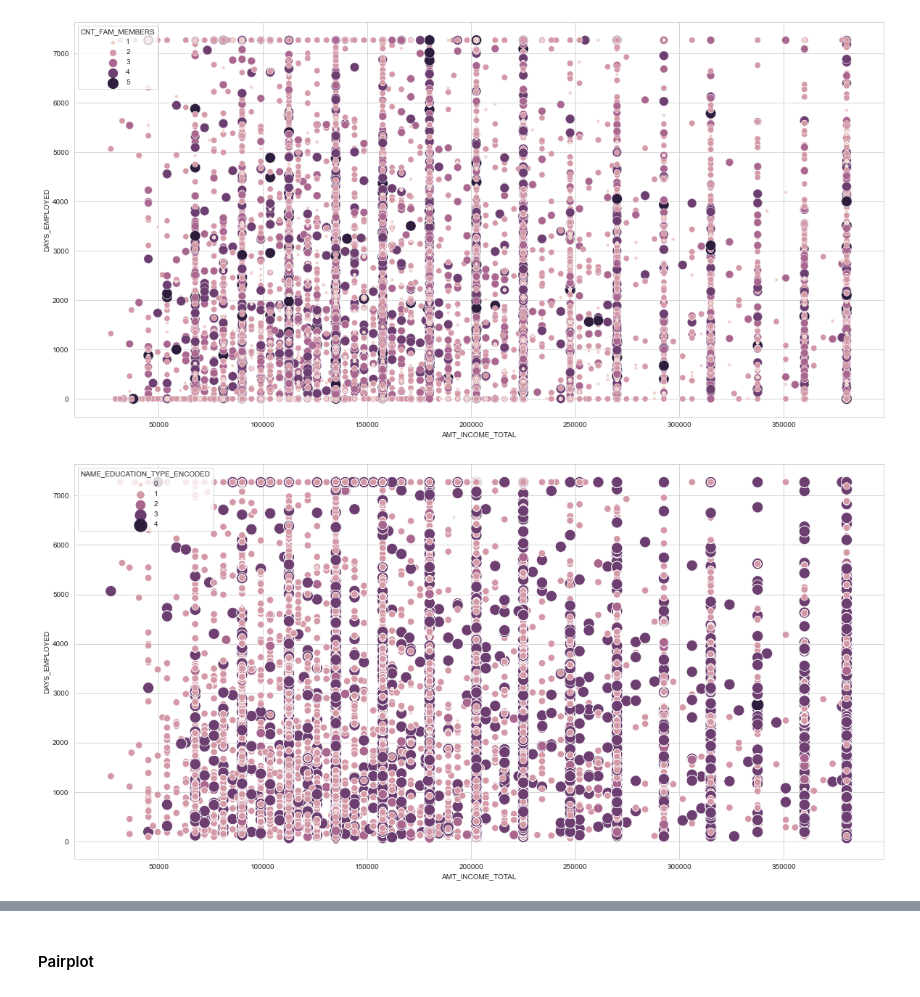
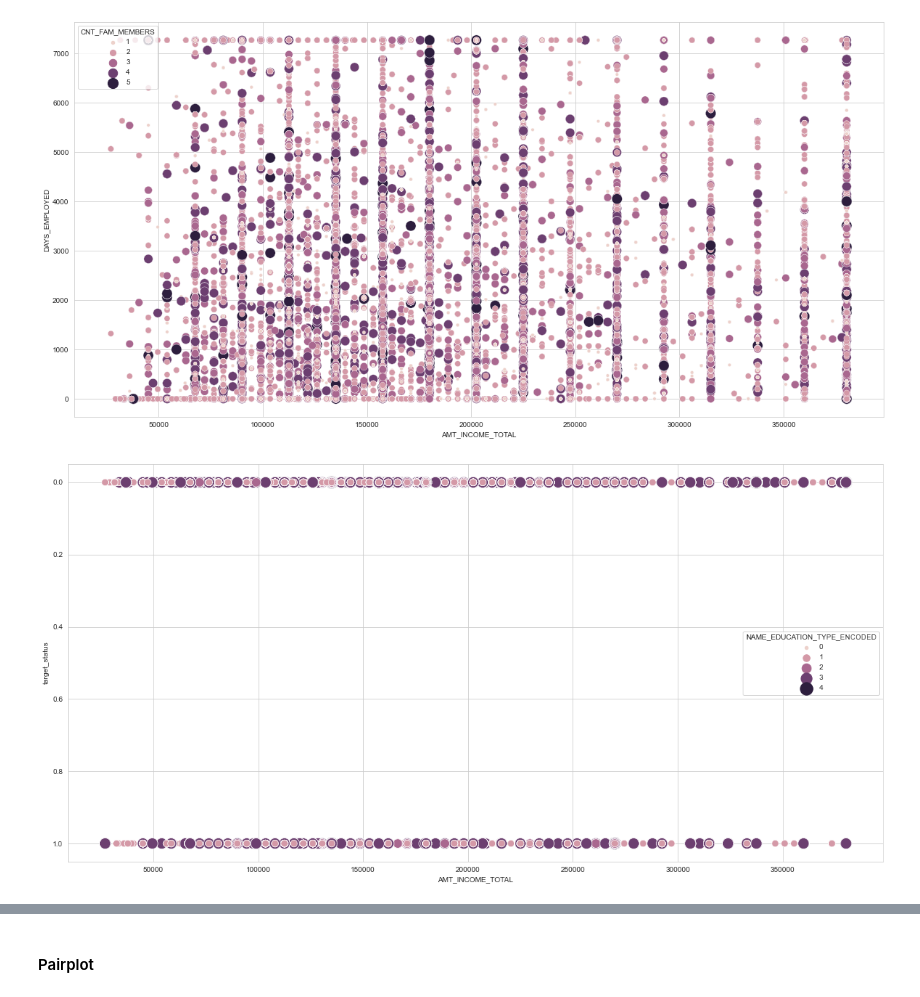
Before and after one commit to Chilthalanka/credit-card-approval-prediction, a Jupyter notebook: credit-card-approval-eda.ipynb, the cells around one changed output, grey strips where cells are left out. Saved outputs shown, nothing was run; the diff lists cells and outputs as text; code cells hidden in the pictures.

```diff
--- a/credit-card-approval-eda.ipynb
+++ b/credit-card-approval-eda.ipynb
@@ -173,7 +219,7 @@ app_df_dup.head(10)
 | 427778 | 7024111 | M | N | N | 2 | 157500.0 | Commercial associate | ... |
 | 432643 | 7024111 | F | N | Y | 0 | 180000.0 | Working | ... |
 # %%
-application_df = application_df.drop_duplicates(subset='ID')
+application_df = application_df.drop_duplicates(subset='ID', keep='last')
 
 print("Application dataset shape: {}".format(application_df.shape))
 # %% [output]
@@ -419,6 +465,8 @@ merged_df['NAME_EDUCATION_TYPE_ENCODED'] = merged_df['NAME_EDUCATION_TYPE'].repl
                                                                                      'Incomplete higher': 2,
                                                                                      'Higher education': 3,
                                                                                      'Academic degree': 4})
+
+merged_df['INCOME_CAT_ENCODED'] = merged_df['AMT_INCOME_TOTAL_CAT'].replace({'low': 0, 'medium': 1, 'high': 2})
 # %%
 cat_features = ['CODE_GENDER', 'FLAG_OWN_CAR', 'FLAG_OWN_REALTY', 'NAME_INCOME_TYPE', 'NAME_EDUCATION_TYPE', 'NAME_FAMILY_STATUS',
                 'NAME_HOUSING_TYPE', 'FLAG_MOBIL', 'FLAG_WORK_PHONE', 'FLAG_PHONE', 'FLAG_EMAIL', 'OCCUPATION_TYPE', 'AMT_INCOME_TOTAL_CAT']
@@ -459,7 +509,7 @@ handle_outliers = 'yes'
 if handle_outliers=='yes':
     merged_df = clipping(dataframe=merged_df, num_cols=num_features)
 elif handle_outliers=='no':
-    merged_df = merged_df
+    pass
 # %% [markdown]
 ### Data Visualization - Univariate Analysis
 # %% [markdown]
@@ -1090,13 +1159,13 @@ plt.show()
 # %%
 fig = plt.figure(figsize=(20,10))
 
-sns.scatterplot(data=merged_df[merged_df['DAYS_EMPLOYED']>0],
+sns.scatterplot(data=merged_df,
                 x="AMT_INCOME_TOTAL",
-                y="DAYS_EMPLOYED",
+                y="target_status",
                 size="NAME_EDUCATION_TYPE_ENCODED",
                 sizes=(20, 300),
                 hue="NAME_EDUCATION_TYPE_ENCODED")
 
 plt.show()
 # %% [output]
-[figure, old version]
+[figure, new version]
```
Also changed, not shown: parts of 21 cells of this notebook.
